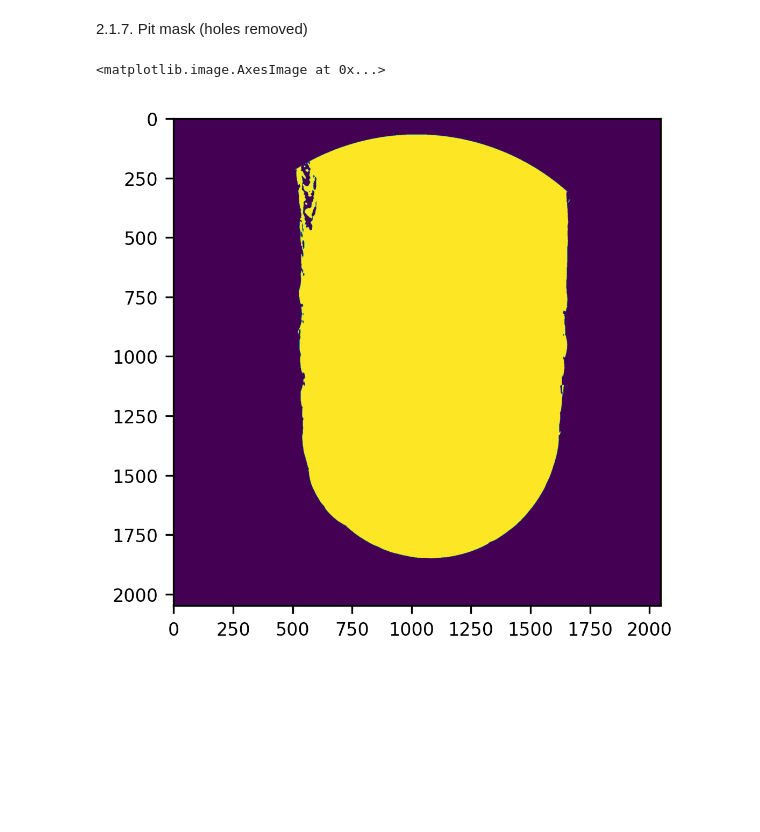
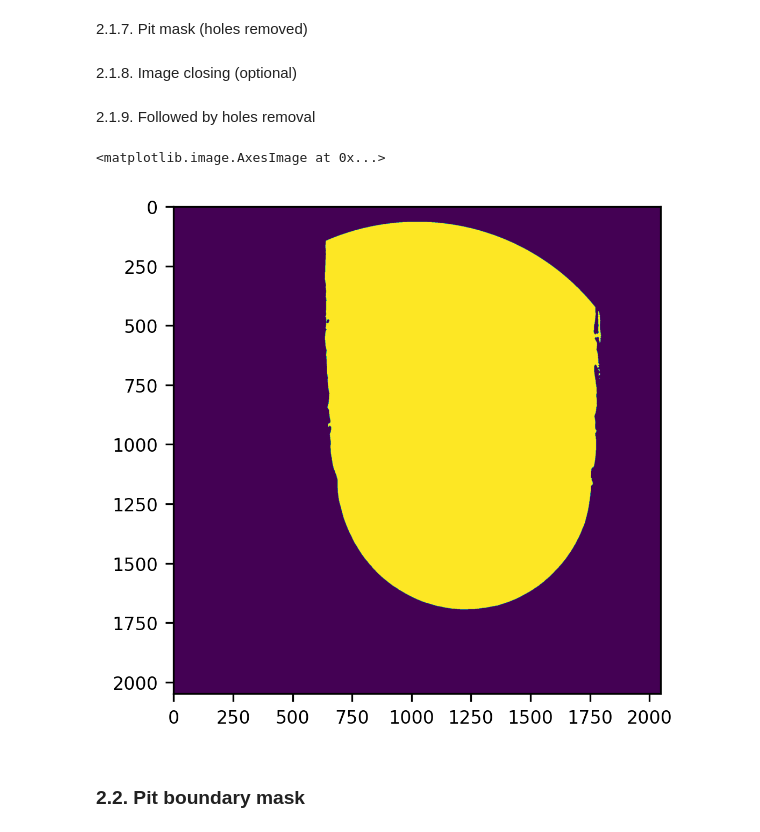
Before and after one commit to gianthk/CERIC-Franceschin, a Jupyter notebook: notebooks/perline.ipynb, the cells around one changed output. Drawn from its saved outputs; the diff is of its cells as text; code cells hidden in the pictures; blank space fills up the shorter version.

```diff
--- a/notebooks/perline.ipynb
+++ b/notebooks/perline.ipynb
@@ -55,9 +55,10 @@ plt.rc('font', **font)
 #### Load input data
 loading small portion (100 slices) of the full dataset..
 # %%
-input_file = '/media/gianthk/My Passport/20217193_Traviglia/recons/581681_punta_HR_stitch2_merge_corr_phrt/slices/slice_0000.tif'
+# input_file = '/media/gianthk/My Passport/20217193_Traviglia/recons/581681_punta_HR_stitch2_merge_corr_phrt/slices/slice_0000.tif'
+input_file = '/home/gianthk/Data/BEATS/Franceschin/20217193_Traviglia/recons/581681_punta_HR_stitch2_merge_corr_phrt/100slices/slice_4101.tif'
 # %%
-data_3D = read_tiff_stack(input_file, [2420, 2470])
+data_3D = read_tiff_stack(input_file, [4120, 4150])
 # %%
 vs = np.ones(3)*1.0e-3 # [mm]
 # %%
@@ -142,8 +143,16 @@ plt.imshow(BW_holes_within_pit[10,:,:])
 2.1.7. Pit mask (holes removed)
 # %%
 BW_pit = BW_pit | BW_holes_within_pit
+# %% [markdown]
+2.1.8. Image closing (optional)
+# %%
+BW_pit = ndimage.binary_closing(BW_pit, morphology.ball(1), iterations=5, border_value=1)
+# %% [markdown]
+2.1.9. Followed by holes removal
+# %%
+BW_pit = ~remove_unconnected(~BW_pit)
 # %%
-plt.imshow(BW_pit[20,:,:])
+plt.imshow(BW_pit[7,:,:])
 # %% [output]
 <matplotlib.image.AxesImage at 0x...>
-[figure, old version]
+[figure, new version]
@@ -151,0 +159,2 @@ BW_pit2 = ndimage.binary_dilation(BW_pit | BW_circle, morphology.cube(3), iterat
+# %% [markdown]
+### 2.2. Pit boundary mask
```
Also changed, not shown: parts of 65 cells of this notebook, 1 other file.
